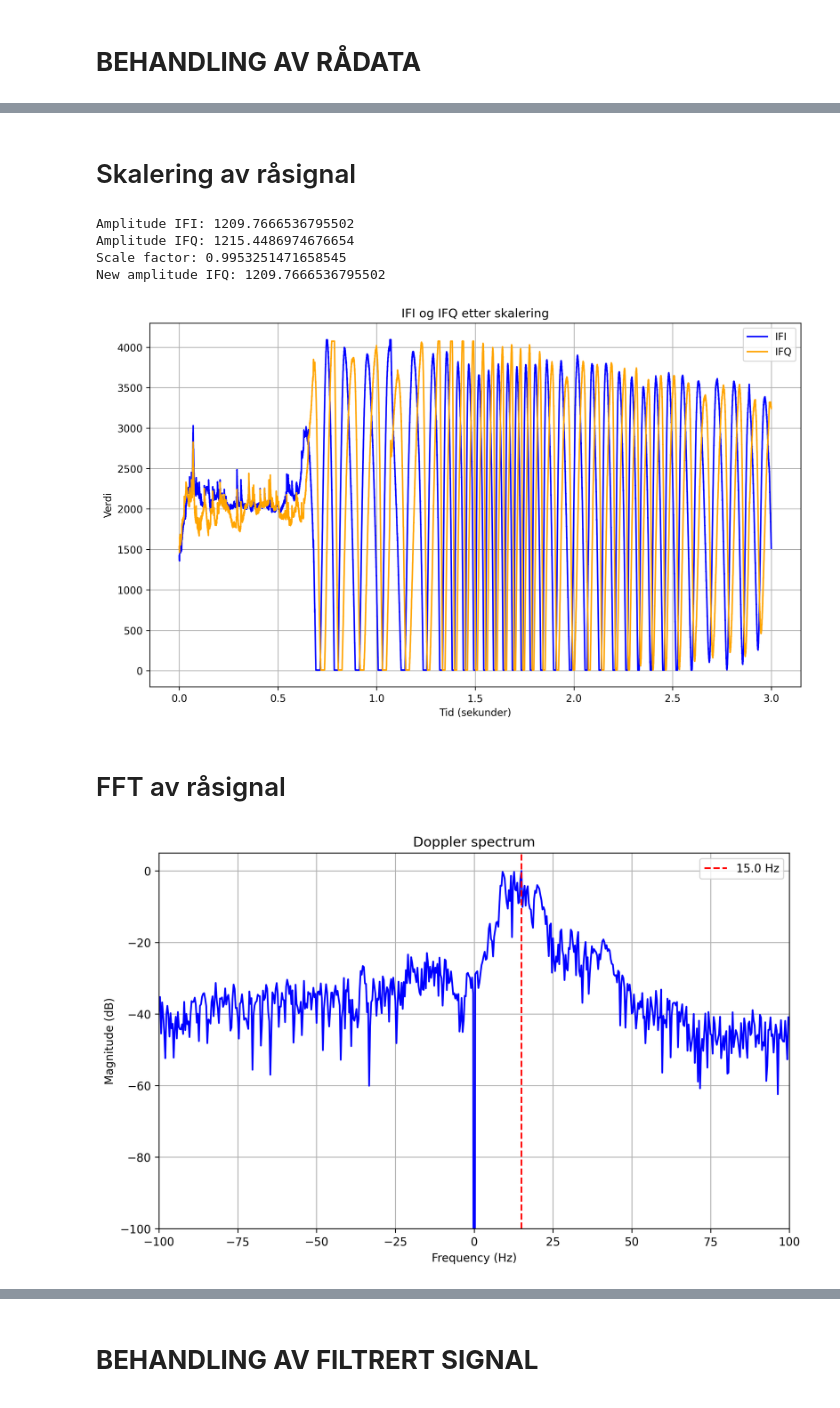
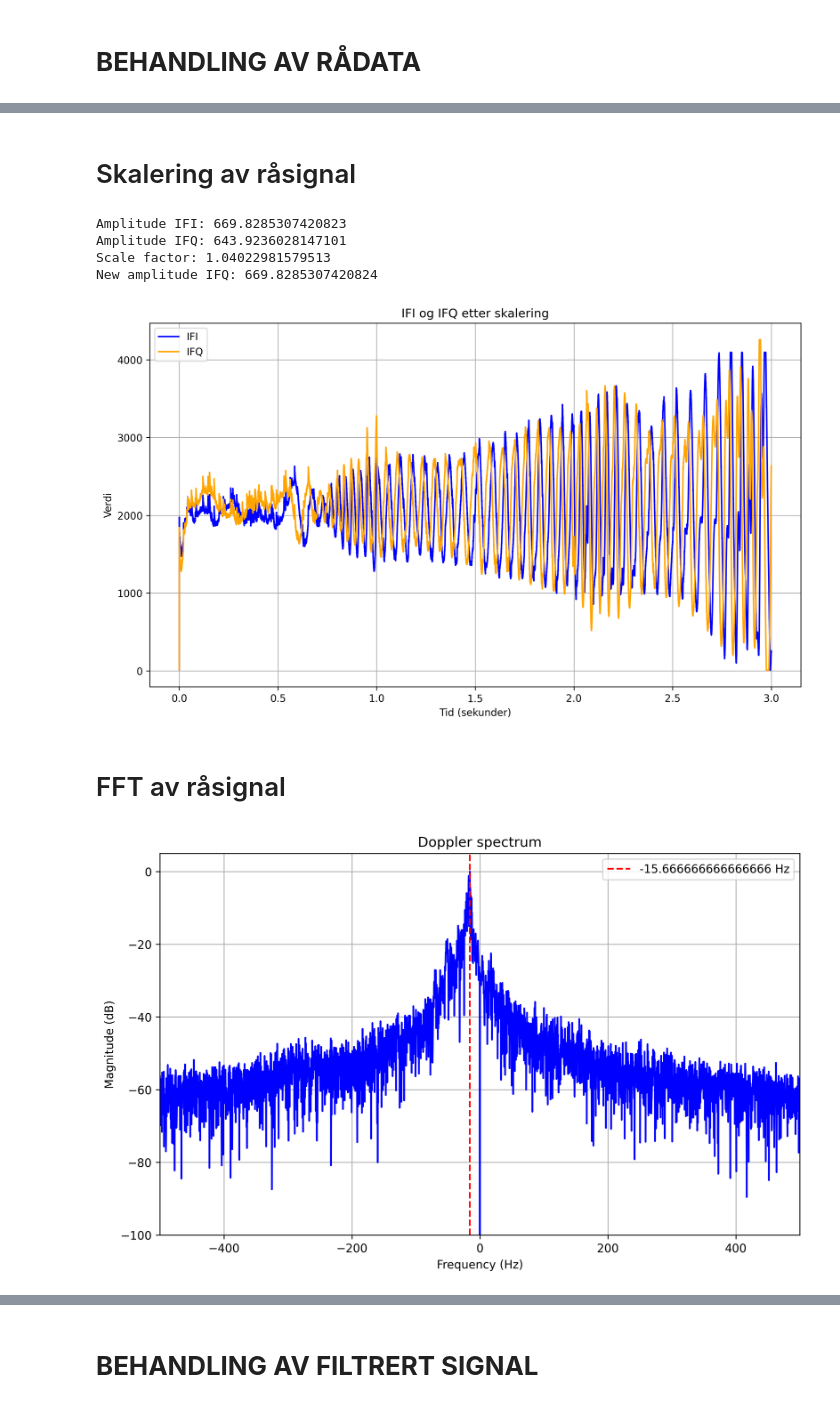
Before and after one commit to FoggyPopcorn/TTT4280---Lab, a Jupyter notebook: Lab_4/Plotting_av_data.ipynb, the cells around one changed output, grey strips where cells are left out. Saved outputs shown, nothing was run; the diff lists cells and outputs as text; code cells hidden in the pictures.

```diff
--- a/Lab_4/Plotting_av_data.ipynb
+++ b/Lab_4/Plotting_av_data.ipynb
@@ -104,7 +104,7 @@ plt.show()
 # %%
 
 sample_period, data = raspi_import(
-    "Målinger/Radar_vekk1.bin"
+    "Målinger/RadarTest3.bin"
 )
 display(HTML('<h1>Rådata form og informasjon</h1>'))
 print("Sample period:", sample_period, "s")
@@ -222,7 +222,7 @@ plt.ylabel("Magnitude (dB)")
 plt.title("Doppler spectrum")
 plt.legend()
 plt.ylim(-100, 5)
-plt.xlim(-100,100)
+plt.xlim(-500,500)
 plt.grid()
 plt.show()
 
@@ -262,9 +262,9 @@ Tidsdomene til rådata
 Skalering av råsignal
-Amplitude IFI: 1209.7666536795502
-Amplitude IFQ: 1215.4486974676654
-Scale factor: 0.9953251471658545
-New amplitude IFQ: 1209.7666536795502
+Amplitude IFI: 669.8285307420823
+Amplitude IFQ: 643.9236028147101
+Scale factor: 1.04022981579513
+New amplitude IFQ: 669.8285307420824
-[figure, old version]
+[figure, new version]
 FFT av råsignal
-[figure, old version]
+[figure, new version]
 Utregnet fart fra råsignal
```
Also changed, not shown: parts of 6 cells of this notebook, 19 other files.
